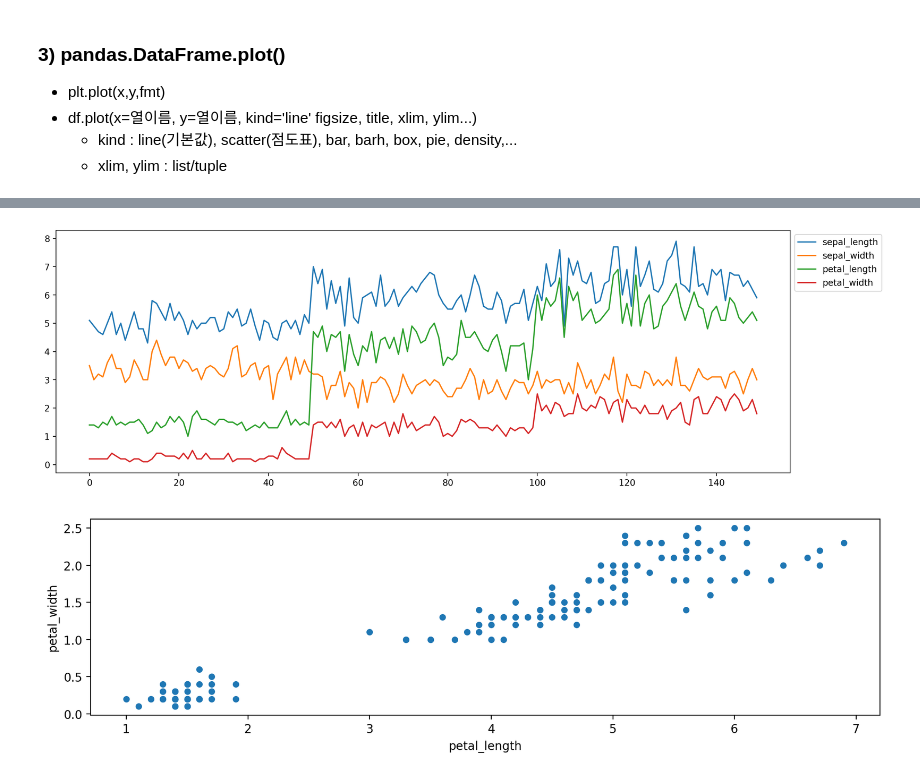
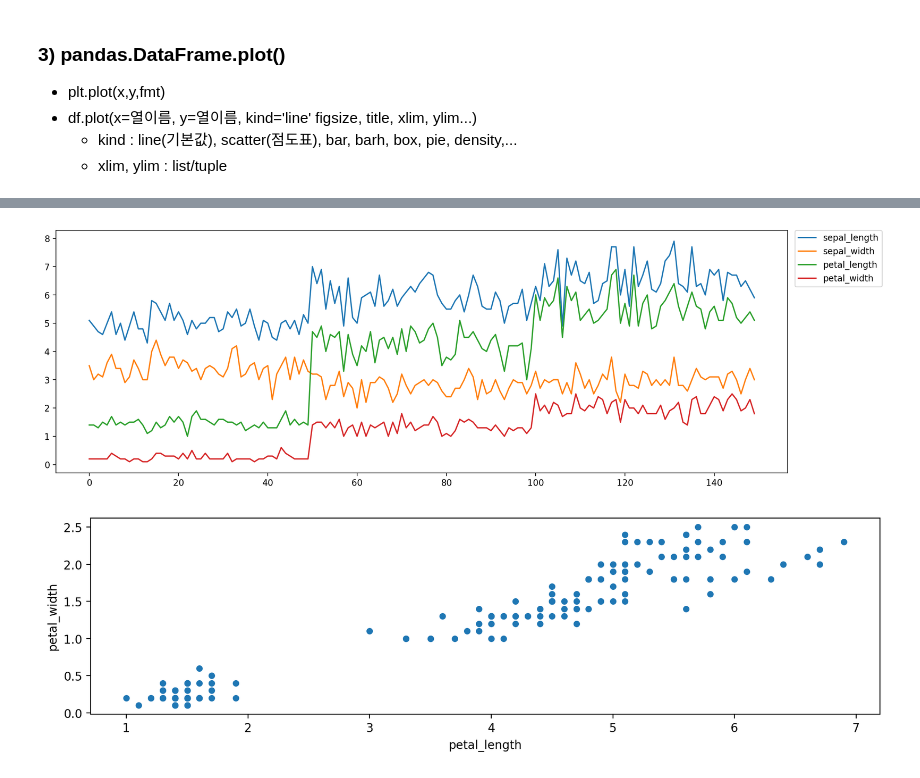
Before and after one commit to jangseulchan/ai_x, a Jupyter notebook: source/01_python/ch12_데이터시각화matplotlib.ipynb, the cells around one changed output, grey strips where cells are left out. Cells and saved outputs as stored; diff of their text form; code cells hidden in the pictures.

```diff
--- a/source/01_python/ch12_데이터시각화matplotlib.ipynb
+++ b/source/01_python/ch12_데이터시각화matplotlib.ipynb
@@ -34,6 +34,10 @@ import seaborn as sns
 
 %config InlineBackend.figure_format = 'retina'
 # 한글설정
+plt.rc('font', family='Malgun Gothic') # 윈도우즈
+plt.rc('axes', unicode_minus=False) # 축의 - 깨짐 방지
+# plt.rc('font', family='AppleGothic') # Mac
+# plt.rcParams['font.family'] = 'Malgun Gothic'
 
 # worning(경고) 안보이게
 # %% [markdown]
@@ -119,12 +123,12 @@ iris.sample()
 # %%
-g= iris.plot(kind='line', figsize=(15,5))
+iris.plot(kind='line', figsize=(15,5))
 # g.legend(loc='center left', bbox_to_anchor=(1, 0.5))
-# plt.legend(bbox_to_anchor=(1.05, 1), loc=2, borderaxespad=0.)
-sns.move_legend(g, "upper left", bbox_to_anchor=(1, 1))
-plt.savefig('data/ch12_iris.jpg')
+plt.legend(bbox_to_anchor=(1.01, 1), loc=2, borderaxespad=0.)
+#sns.move_legend(g, "upper left", bbox_to_anchor=(1, 1))
+plt.savefig('data/ch12_iris.jpg', bbox_inches='tight')
 plt.show()
 # %% [output]
-[figure, old version]
+[figure, new version]
 # %%
 iris.plot(x='petal_length', y='petal_width', kind='scatter', figsize=(12, 3))
 plt.show()
```
Also changed, not shown: parts of 16 cells of this notebook, 3 other files.
